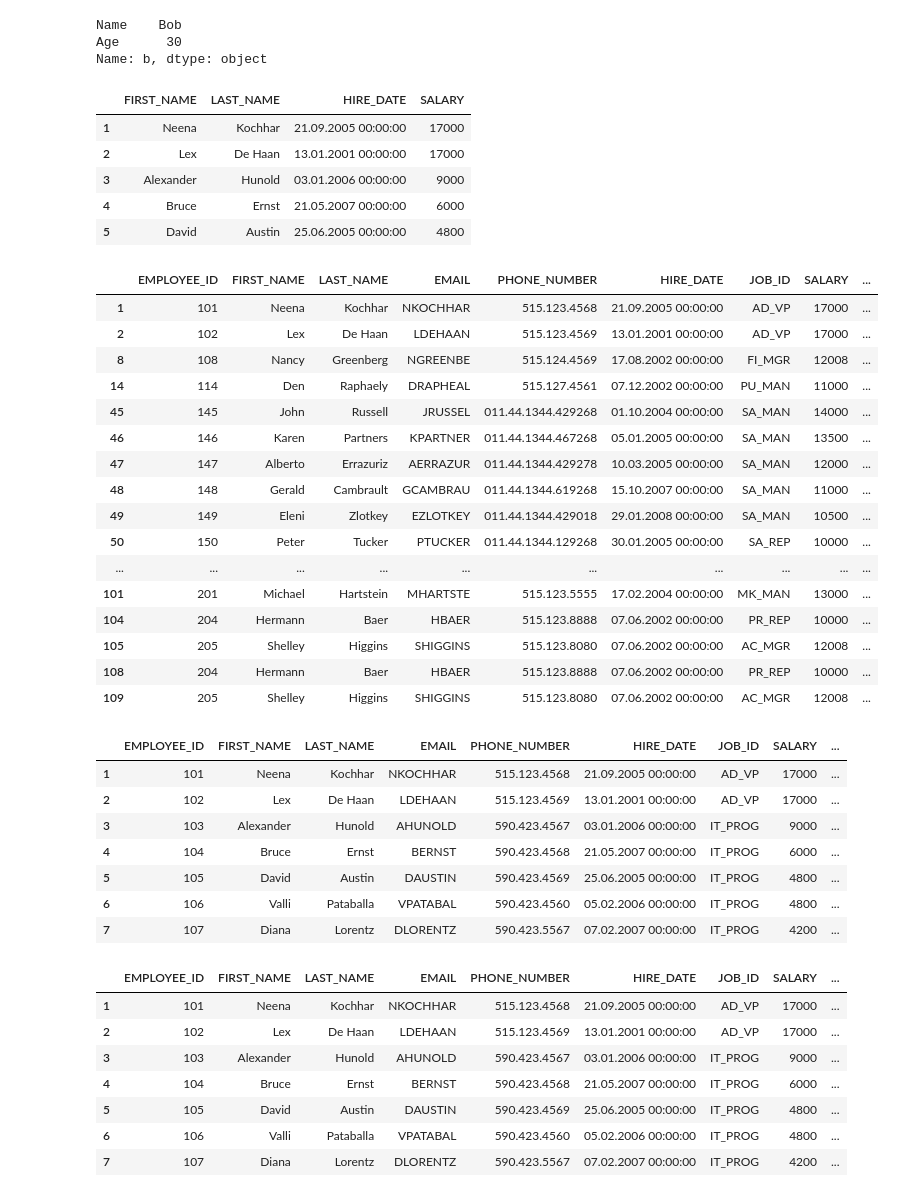
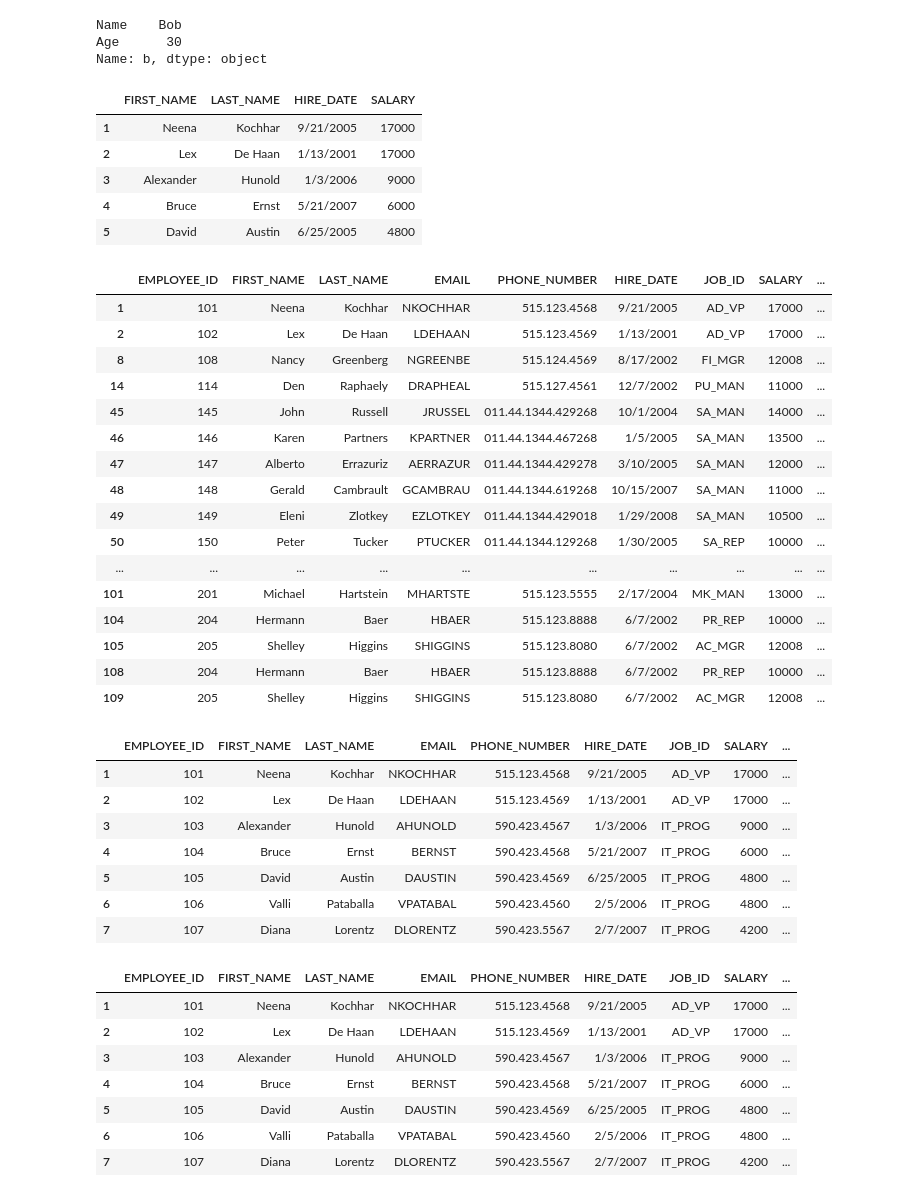
Before and after one commit to Naren1122/Road_To_Data_Science_Python, a Jupyter notebook: pandas_b/basic.ipynb, the cells around one changed output. Cells and saved outputs as stored; diff of their text form; code cells hidden in the pictures.

```diff
--- a/pandas_b/basic.ipynb
+++ b/pandas_b/basic.ipynb
@@ -54,64 +56,63 @@ Name    Bob
 Age      30
 Name: b, dtype: object
 # %%
-df = pd.ExcelFile(r'EMPLOYEES.xlsx')
-df_data = df.parse()
+df = pd.read_csv('Employees.csv')
 # %%
-emp_salary = df_data[(df_data['SALARY'] > 100000) | (df_data['SALARY'] < 18000)][['FIRST_NAME', 'LAST_NAME', 'HIRE_DATE', 'SALARY']].head()
+emp_salary = df[(df['SALARY'] > 100000) | (df['SALARY'] < 18000)][['FIRST_NAME', 'LAST_NAME', 'HIRE_DATE', 'SALARY']].head()
 emp_salary
 # %% [output]
 |  | FIRST_NAME | LAST_NAME | HIRE_DATE | SALARY |
-| 1 | Neena | Kochhar | 21.09.2005 00:00:00 | 17000 |
-| 2 | Lex | De Haan | 13.01.2001 00:00:00 | 17000 |
-| 3 | Alexander | Hunold | 03.01.2006 00:00:00 | 9000 |
-| 4 | Bruce | Ernst | 21.05.2007 00:00:00 | 6000 |
-| 5 | David | Austin | 25.06.2005 00:00:00 | 4800 |
+| 1 | Neena | Kochhar | 9/21/2005 | 17000 |
+| 2 | Lex | De Haan | 1/13/2001 | 17000 |
+| 3 | Alexander | Hunold | 1/3/2006 | 9000 |
+| 4 | Bruce | Ernst | 5/21/2007 | 6000 |
+| 5 | David | Austin | 6/25/2005 | 4800 |
 # %%
-emp_salary_bet = df_data[(df_data['SALARY']).between(10000,18000)]
+emp_salary_bet = df[(df['SALARY']).between(10000,18000)]
 emp_salary_bet
 # %% [output]
 |  | EMPLOYEE_ID | FIRST_NAME | LAST_NAME | EMAIL | PHONE_NUMBER | HIRE_DATE | JOB_ID | SALARY | ... |
-| 1 | 101 | Neena | Kochhar | NKOCHHAR | 515.123.4568 | 21.09.2005 00:00:00 | AD_VP | 17000 | ... |
-| 2 | 102 | Lex | De Haan | LDEHAAN | 515.123.4569 | 13.01.2001 00:00:00 | AD_VP | 17000 | ... |
-| 8 | 108 | Nancy | Greenberg | NGREENBE | 515.124.4569 | 17.08.2002 00:00:00 | FI_MGR | 12008 | ... |
-| 14 | 114 | Den | Raphaely | DRAPHEAL | 515.127.4561 | 07.12.2002 00:00:00 | PU_MAN | 11000 | ... |
-| 45 | 145 | John | Russell | JRUSSEL | 011.44.1344.429268 | 01.10.2004 00:00:00 | SA_MAN | 14000 | ... |
-| 46 | 146 | Karen | Partners | KPARTNER | 011.44.1344.467268 | 05.01.2005 00:00:00 | SA_MAN | 13500 | ... |
-| 47 | 147 | Alberto | Errazuriz | AERRAZUR | 011.44.1344.429278 | 10.03.2005 00:00:00 | SA_MAN | 12000 | ... |
-| 48 | 148 | Gerald | Cambrault | GCAMBRAU | 011.44.1344.619268 | 15.10.2007 00:00:00 | SA_MAN | 11000 | ... |
-| 49 | 149 | Eleni | Zlotkey | EZLOTKEY | 011.44.1344.429018 | 29.01.2008 00:00:00 | SA_MAN | 10500 | ... |
-| 50 | 150 | Peter | Tucker | PTUCKER | 011.44.1344.129268 | 30.01.2005 00:00:00 | SA_REP | 10000 | ... |
+| 1 | 101 | Neena | Kochhar | NKOCHHAR | 515.123.4568 | 9/21/2005 | AD_VP | 17000 | ... |
+| 2 | 102 | Lex | De Haan | LDEHAAN | 515.123.4569 | 1/13/2001 | AD_VP | 17000 | ... |
+| 8 | 108 | Nancy | Greenberg | NGREENBE | 515.124.4569 | 8/17/2002 | FI_MGR | 12008 | ... |
+| 14 | 114 | Den | Raphaely | DRAPHEAL | 515.127.4561 | 12/7/2002 | PU_MAN | 11000 | ... |
+| 45 | 145 | John | Russell | JRUSSEL | 011.44.1344.429268 | 10/1/2004 | SA_MAN | 14000 | ... |
+| 46 | 146 | Karen | Partners | KPARTNER | 011.44.1344.467268 | 1/5/2005 | SA_MAN | 13500 | ... |
+| 47 | 147 | Alberto | Errazuriz | AERRAZUR | 011.44.1344.429278 | 3/10/2005 | SA_MAN | 12000 | ... |
+| 48 | 148 | Gerald | Cambrault | GCAMBRAU | 011.44.1344.619268 | 10/15/2007 | SA_MAN | 11000 | ... |
+| 49 | 149 | Eleni | Zlotkey | EZLOTKEY | 011.44.1344.429018 | 1/29/2008 | SA_MAN | 10500 | ... |
+| 50 | 150 | Peter | Tucker | PTUCKER | 011.44.1344.129268 | 1/30/2005 | SA_REP | 10000 | ... |
 | ... | ... | ... | ... | ... | ... | ... | ... | ... | ... |
-| 101 | 201 | Michael | Hartstein | MHARTSTE | 515.123.5555 | 17.02.2004 00:00:00 | MK_MAN | 13000 | ... |
-| 104 | 204 | Hermann | Baer | HBAER | 515.123.8888 | 07.06.2002 00:00:00 | PR_REP | 10000 | ... |
-| 105 | 205 | Shelley | Higgins | SHIGGINS | 515.123.8080 | 07.06.2002 00:00:00 | AC_MGR | 12008 | ... |
-| 108 | 204 | Hermann | Baer | HBAER | 515.123.8888 | 07.06.2002 00:00:00 | PR_REP | 10000 | ... |
-| 109 | 205 | Shelley | Higgins | SHIGGINS | 515.123.8080 | 07.06.2002 00:00:00 | AC_MGR | 12008 | ... |
+| 101 | 201 | Michael | Hartstein | MHARTSTE | 515.123.5555 | 2/17/2004 | MK_MAN | 13000 | ... |
+| 104 | 204 | Hermann | Baer | HBAER | 515.123.8888 | 6/7/2002 | PR_REP | 10000 | ... |
+| 105 | 205 | Shelley | Higgins | SHIGGINS | 515.123.8080 | 6/7/2002 | AC_MGR | 12008 | ... |
+| 108 | 204 | Hermann | Baer | HBAER | 515.123.8888 | 6/7/2002 | PR_REP | 10000 | ... |
+| 109 | 205 | Shelley | Higgins | SHIGGINS | 515.123.8080 | 6/7/2002 | AC_MGR | 12008 | ... |
 # %%
 # find employees details who works in job AD_VP and IT_PROG
-emp_job = df_data[(df_data['JOB_ID'] == 'AD_VP') | (df_data['JOB_ID'] == 'IT_PROG')]
+emp_job = df[(df['JOB_ID'] == 'AD_VP') | (df['JOB_ID'] == 'IT_PROG')]
 emp_job
 # %% [output]
 |  | EMPLOYEE_ID | FIRST_NAME | LAST_NAME | EMAIL | PHONE_NUMBER | HIRE_DATE | JOB_ID | SALARY | ... |
-| 1 | 101 | Neena | Kochhar | NKOCHHAR | 515.123.4568 | 21.09.2005 00:00:00 | AD_VP | 17000 | ... |
-| 2 | 102 | Lex | De Haan | LDEHAAN | 515.123.4569 | 13.01.2001 00:00:00 | AD_VP | 17000 | ... |
-| 3 | 103 | Alexander | Hunold | AHUNOLD | 590.423.4567 | 03.01.2006 00:00:00 | IT_PROG | 9000 | ... |
-| 4 | 104 | Bruce | Ernst | BERNST | 590.423.4568 | 21.05.2007 00:00:00 | IT_PROG | 6000 | ... |
-| 5 | 105 | David | Austin | DAUSTIN | 590.423.4569 | 25.06.2005 00:00:00 | IT_PROG | 4800 | ... |
-| 6 | 106 | Valli | Pataballa | VPATABAL | 590.423.4560 | 05.02.2006 00:00:00 | IT_PROG | 4800 | ... |
-| 7 | 107 | Diana | Lorentz | DLORENTZ | 590.423.5567 | 07.02.2007 00:00:00 | IT_PROG | 4200 | ... |
+| 1 | 101 | Neena | Kochhar | NKOCHHAR | 515.123.4568 | 9/21/2005 | AD_VP | 17000 | ... |
+| 2 | 102 | Lex | De Haan | LDEHAAN | 515.123.4569 | 1/13/2001 | AD_VP | 17000 | ... |
+| 3 | 103 | Alexander | Hunold | AHUNOLD | 590.423.4567 | 1/3/2006 | IT_PROG | 9000 | ... |
+| 4 | 104 | Bruce | Ernst | BERNST | 590.423.4568 | 5/21/2007 | IT_PROG | 6000 | ... |
+| 5 | 105 | David | Austin | DAUSTIN | 590.423.4569 | 6/25/2005 | IT_PROG | 4800 | ... |
+| 6 | 106 | Valli | Pataballa | VPATABAL | 590.423.4560 | 2/5/2006 | IT_PROG | 4800 | ... |
+| 7 | 107 | Diana | Lorentz | DLORENTZ | 590.423.5567 | 2/7/2007 | IT_PROG | 4200 | ... |
 # %%
-emp_job_in = df_data[df_data['JOB_ID'].isin(['AD_VP','IT_PROG'])]
+emp_job_in = df[df['JOB_ID'].isin(['AD_VP','IT_PROG'])]
 emp_job_in
 # %% [output]
 |  | EMPLOYEE_ID | FIRST_NAME | LAST_NAME | EMAIL | PHONE_NUMBER | HIRE_DATE | JOB_ID | SALARY | ... |
-| 1 | 101 | Neena | Kochhar | NKOCHHAR | 515.123.4568 | 21.09.2005 00:00:00 | AD_VP | 17000 | ... |
-| 2 | 102 | Lex | De Haan | LDEHAAN | 515.123.4569 | 13.01.2001 00:00:00 | AD_VP | 17000 | ... |
-| 3 | 103 | Alexander | Hunold | AHUNOLD | 590.423.4567 | 03.01.2006 00:00:00 | IT_PROG | 9000 | ... |
-| 4 | 104 | Bruce | Ernst | BERNST | 590.423.4568 | 21.05.2007 00:00:00 | IT_PROG | 6000 | ... |
-| 5 | 105 | David | Austin | DAUSTIN | 590.423.4569 | 25.06.2005 00:00:00 | IT_PROG | 4800 | ... |
-| 6 | 106 | Valli | Pataballa | VPATABAL | 590.423.4560 | 05.02.2006 00:00:00 | IT_PROG | 4800 | ... |
-| 7 | 107 | Diana | Lorentz | DLORENTZ | 590.423.5567 | 07.02.2007 00:00:00 | IT_PROG | 4200 | ... |
+| 1 | 101 | Neena | Kochhar | NKOCHHAR | 515.123.4568 | 9/21/2005 | AD_VP | 17000 | ... |
+| 2 | 102 | Lex | De Haan | LDEHAAN | 515.123.4569 | 1/13/2001 | AD_VP | 17000 | ... |
+| 3 | 103 | Alexander | Hunold | AHUNOLD | 590.423.4567 | 1/3/2006 | IT_PROG | 9000 | ... |
+| 4 | 104 | Bruce | Ernst | BERNST | 590.423.4568 | 5/21/2007 | IT_PROG | 6000 | ... |
+| 5 | 105 | David | Austin | DAUSTIN | 590.423.4569 | 6/25/2005 | IT_PROG | 4800 | ... |
+| 6 | 106 | Valli | Pataballa | VPATABAL | 590.423.4560 | 2/5/2006 | IT_PROG | 4800 | ... |
+| 7 | 107 | Diana | Lorentz | DLORENTZ | 590.423.5567 | 2/7/2007 | IT_PROG | 4200 | ... |
 # %%
 #find employee details who earns more than 8000 and works in department 70 or 60
 # %%
```
Also changed, not shown: parts of 4 cells of this notebook, 30 other files.
